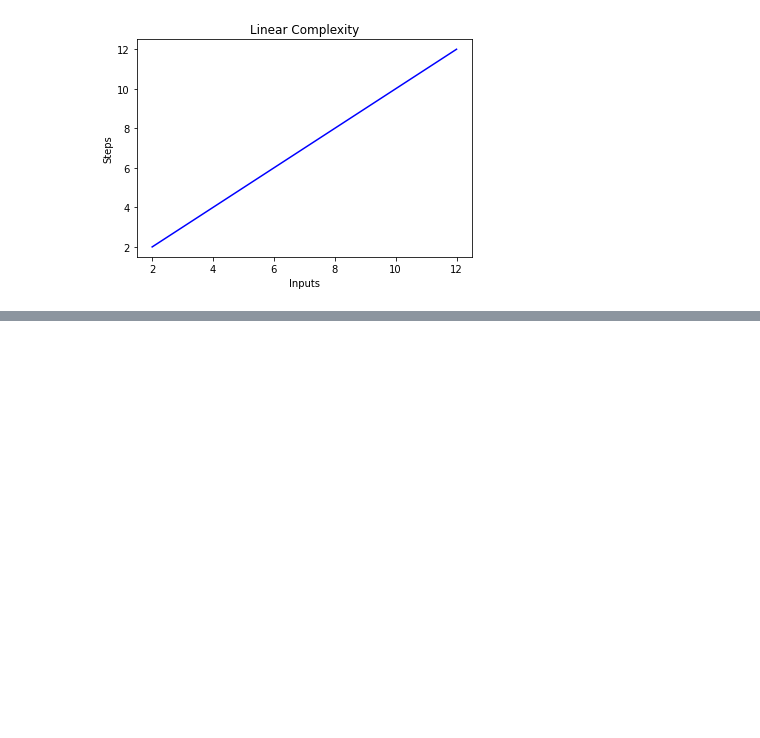
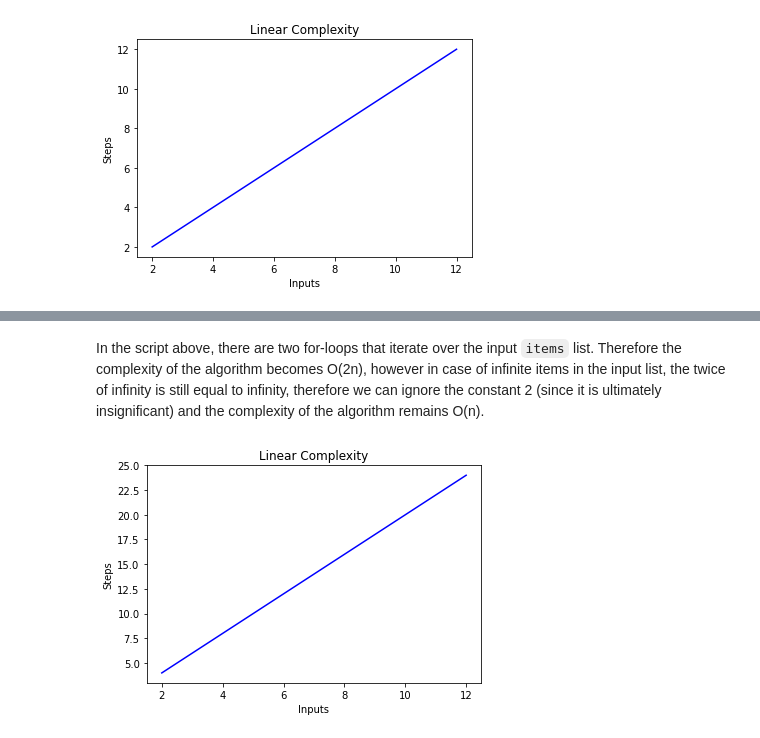
Before and after one commit to carloslme/data_structures_and_algorithms, a Jupyter notebook: algorithms_complexity.ipynb, the cells around one changed output, grey strips where cells are left out. Saved outputs shown, nothing was run; the diff lists cells and outputs as text; code cells hidden in the pictures; blank space fills up the shorter version.

Commit message:
feat: add linear complexity for O(2n)

```diff
--- a/algorithms_complexity.ipynb
+++ b/algorithms_complexity.ipynb
@@ -74,0 +95,18 @@ plt.show()
+# %% [markdown]
+In the script above, there are two for-loops that iterate over the input `items` list.
+Therefore the complexity of the algorithm becomes O(2n), however in case of infinite items in the input list, the twice of infinity is still equal to infinity, therefore we can ignore the constant 2 (since it is ultimately insignificant) and the complexity of the algorithm remains O(n).
+# %%
+import matplotlib.pyplot as plt
+import numpy as np
+
+x = [2, 4, 6, 8, 10, 12]
+
+y = [4, 8, 12, 16, 20, 24]
+
+plt.plot(x, y, 'b')
+plt.xlabel('Inputs')
+plt.ylabel('Steps')
+plt.title('Linear Complexity')
+plt.show()
+# %% [output]
+[figure, added]
```
Also changed, not shown: parts of 2 cells of this notebook.
